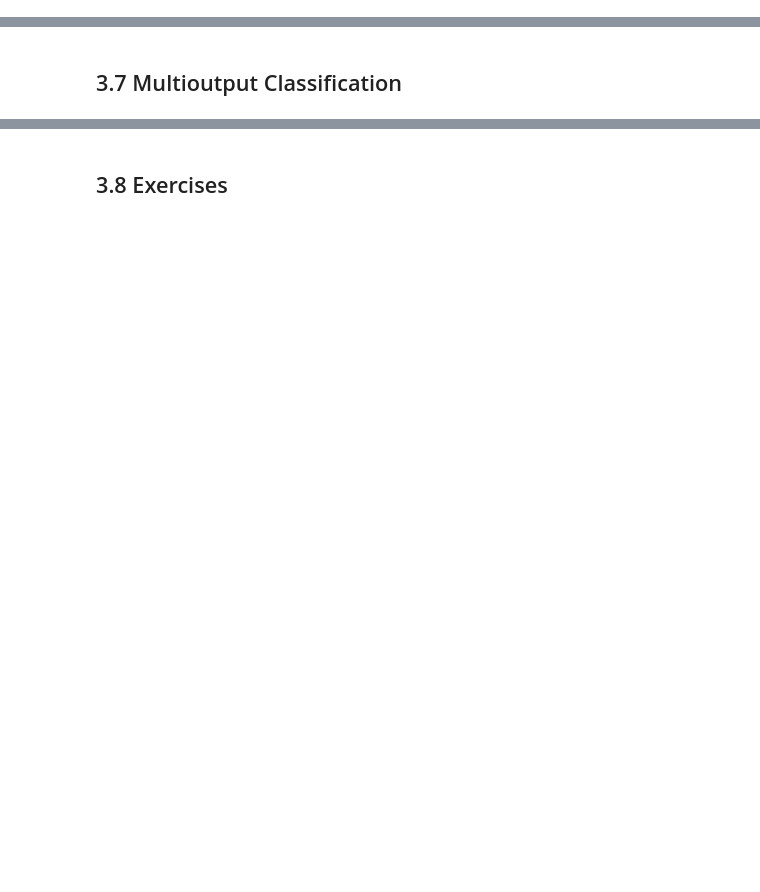
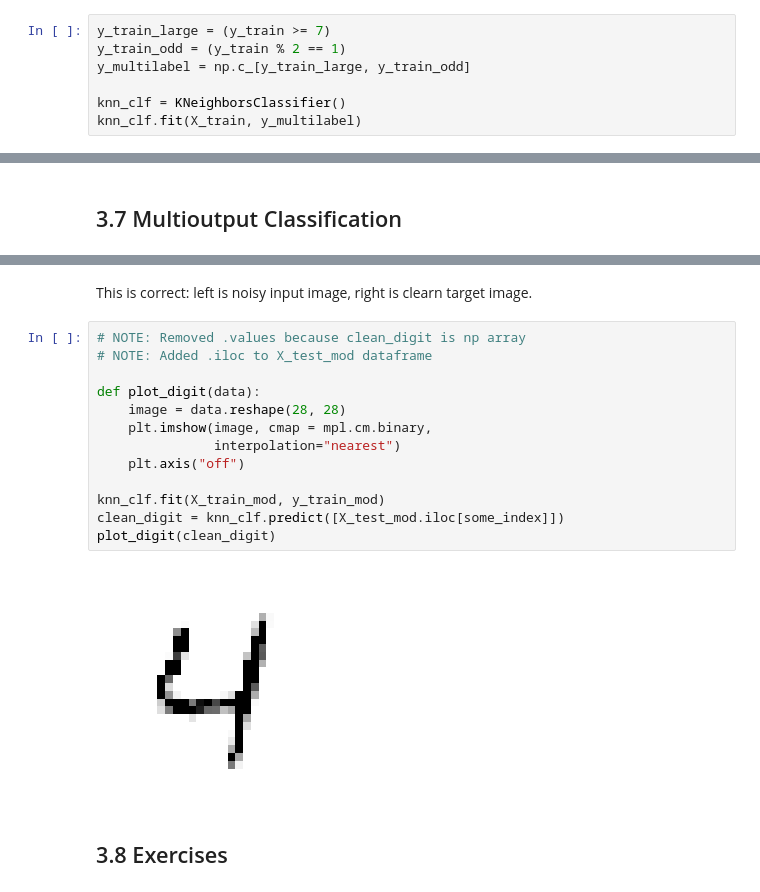
Before and after one commit to Brandon-Luong/Hands-On-Machine-Learning, a Jupyter notebook: 3-Classification.ipynb, the cells around one changed output, grey strips where cells are left out. Cells and saved outputs as stored; diff of their text form; blank space fills up the shorter version.

Commit message:
Finish 3.6 Multilabel and 3.7 Multioutput Class.

```diff
--- a/3-Classification.ipynb
+++ b/3-Classification.ipynb
@@ -566,0 +575,7 @@ This classifier is sensitive to image shifting and rotation. To help reduce 3/5
+# %%
+y_train_large = (y_train >= 7)
+y_train_odd = (y_train % 2 == 1)
+y_multilabel = np.c_[y_train_large, y_train_odd]
+
+knn_clf = KNeighborsClassifier()
+knn_clf.fit(X_train, y_multilabel)
@@ -569,2 +635,19 @@ This classifier is sensitive to image shifting and rotation. To help reduce 3/5
+# %% [markdown]
+This is correct: left is noisy input image, right is clearn target image.
+# %%
+# NOTE: Removed .values because clean_digit is np array
+# NOTE: Added .iloc to X_test_mod dataframe
+
+def plot_digit(data):
+    image = data.reshape(28, 28)
+    plt.imshow(image, cmap = mpl.cm.binary,
+               interpolation="nearest")
+    plt.axis("off")
+
+knn_clf.fit(X_train_mod, y_train_mod)
+clean_digit = knn_clf.predict([X_test_mod.iloc[some_index]])
+plot_digit(clean_digit)
+# %% [output]
+[figure, added]
 # %% [markdown]
 ## 3.8 Exercises
```
Also changed, not shown: parts of 11 cells of this notebook.
